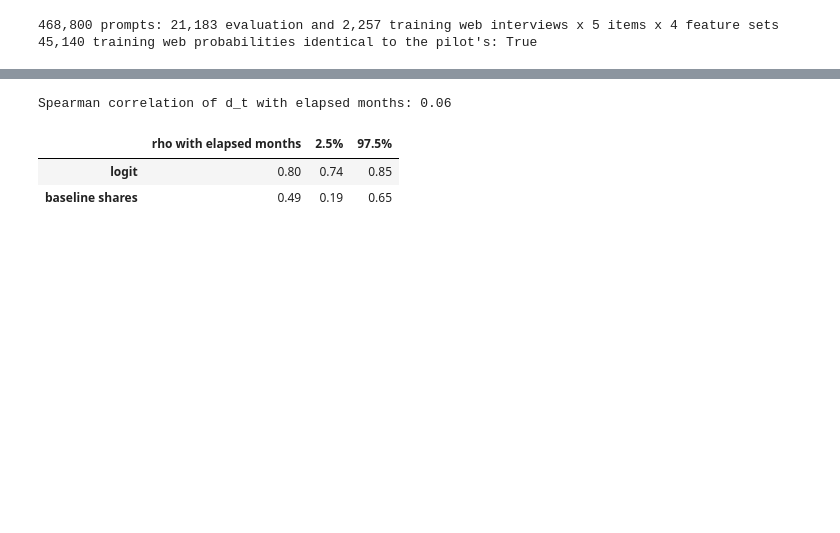
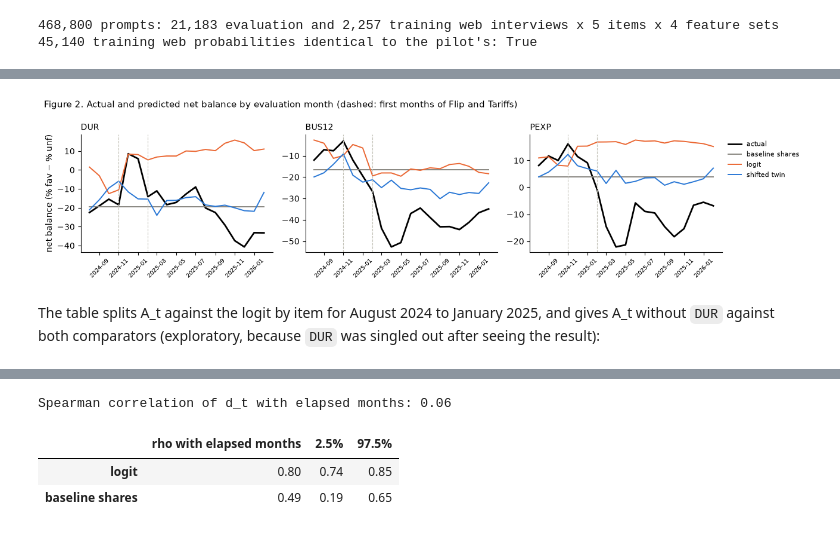
Before and after one commit to jerrydzj/state-dependent-twins, a Jupyter notebook: notebooks/06_mvp_twin_test.ipynb, the cells around one changed output, grey strips where cells are left out. Saved outputs shown, nothing was run; the diff lists cells and outputs as text; code cells hidden in the pictures; blank space fills up the shorter version.

```diff
--- a/notebooks/06_mvp_twin_test.ipynb
+++ b/notebooks/06_mvp_twin_test.ipynb
@@ -420,0 +303,21 @@ d_t with elapsed months in the correlation of section 3.3, with the interval and
+# %%
+fig, axes = plt.subplots(1, 3, figsize=(13, 3.2))
+for ax, item in zip(axes, ['DUR', 'BUS12', 'PEXP']):
+    nb = net_balance(item, ['baseline', LOGIT, TWIN])
+    ax.plot(month(nb.index), nb.actual.values, color='black', lw=2, label='actual')
+    for m, color in [('baseline', '#898781'), (LOGIT, '#eb6834'), (TWIN, '#2a78d6')]:
+        ax.plot(month(nb.index), nb[m].values, color=color, lw=1.4, label=NAMES[m])
+    for d in EVENTS:
+        ax.axvline(pd.Timestamp(d), color='#c3c2b7', lw=0.8, ls='--')
+    ax.set_title(item, loc='left', fontsize=10); ax.tick_params(axis='x', labelsize=7, rotation=45)
+    ax.spines[['top', 'right']].set_visible(False)
+axes[0].set_ylabel('net balance (% fav − % unf)')
+axes[-1].legend(frameon=False, fontsize=8, loc='upper left', bbox_to_anchor=(1, 1))
+fig.suptitle('Figure 2. Actual and predicted net balance by evaluation month (dashed: first months of Flip and Tariffs)',
+             x=0.01, ha='left', fontsize=10.5)
+plt.tight_layout(); plt.show()
+# %% [output]
+[figure, added]
+# %% [markdown]
+The table splits A_t against the logit by item for August 2024 to January 2025, and gives A_t without `DUR` against both
+comparators (exploratory, because `DUR` was singled out after seeing the result):
```
Also changed, not shown: parts of 68 cells of this notebook.
